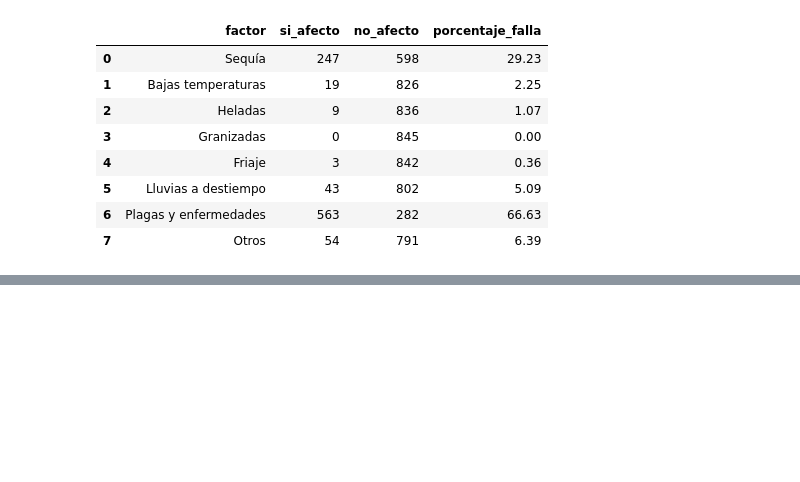
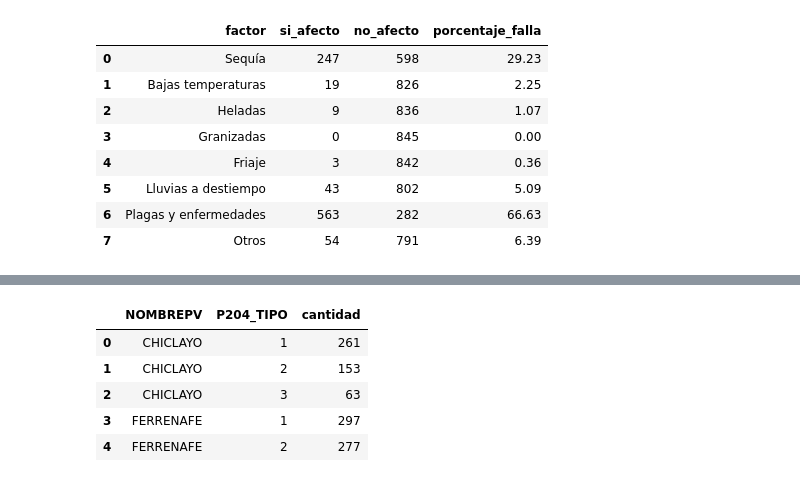
Before and after one commit to matiasrg/Proyecto-PCDA, a Jupyter notebook: scripts/02_CAP200AB.ipynb, the cells around one changed output, grey strips where cells are left out. Saved outputs shown, nothing was run; the diff lists cells and outputs as text; code cells hidden in the pictures; blank space fills up the shorter version.

```diff
--- a/scripts/02_CAP200AB.ipynb
+++ b/scripts/02_CAP200AB.ipynb
@@ -288,0 +406,16 @@ tabla_lam
+# %%
+resumen_tipo_cultivo_lam = (
+    df_lambayeque
+    .groupby(["NOMBREPV", "P204_TIPO"])
+    .size()
+    .reset_index(name="cantidad")
+)
+
+resumen_tipo_cultivo_lam.head()
+# %% [output]
+|  | NOMBREPV | P204_TIPO | cantidad |
+| 0 | CHICLAYO | 1 | 261 |
+| 1 | CHICLAYO | 2 | 153 |
+| 2 | CHICLAYO | 3 | 63 |
+| 3 | FERRENAFE | 1 | 297 |
+| 4 | FERRENAFE | 2 | 277 |
```
Also changed, not shown: parts of 14 cells of this notebook.
